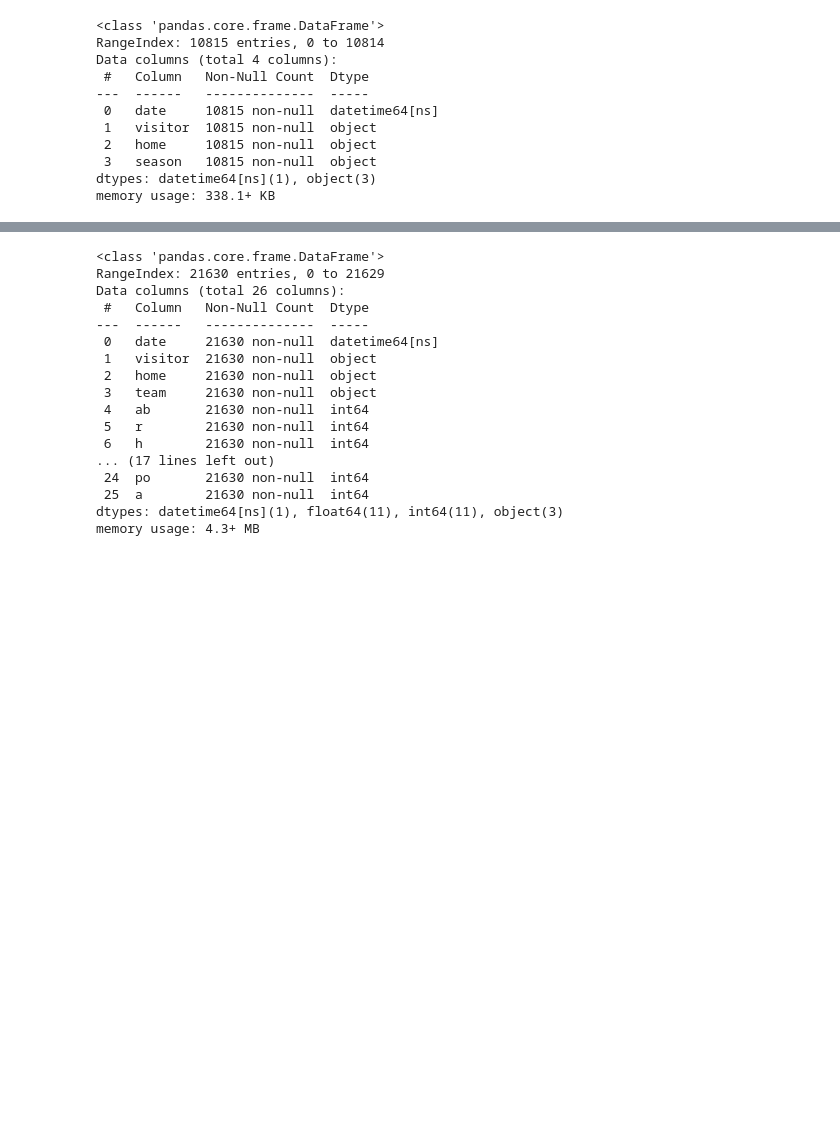
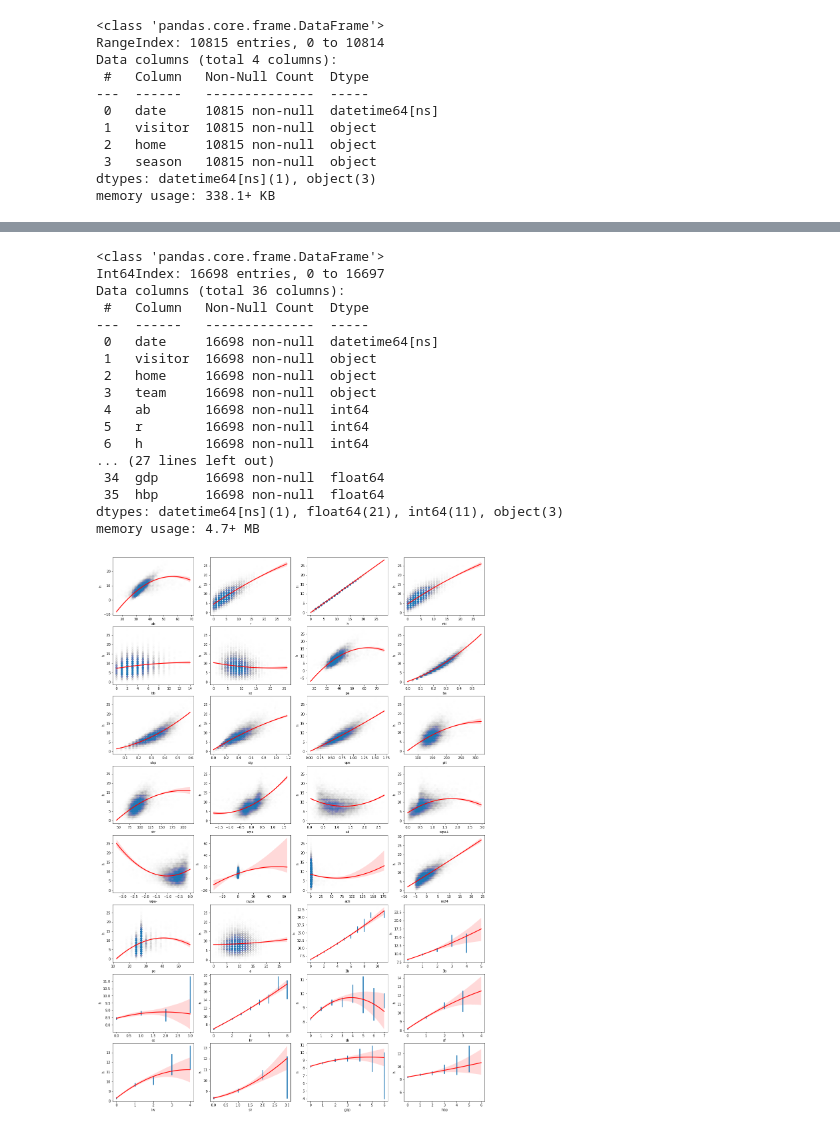
Before and after one commit to tylerengland25/MLB, a Jupyter notebook: backend/analysis/analysis.ipynb, the cells around one changed output, grey strips where cells are left out. Drawn from its saved outputs; the diff is of its cells as text; code cells hidden in the pictures; blank space fills up the shorter version.

```diff
--- a/backend/analysis/analysis.ipynb
+++ b/backend/analysis/analysis.ipynb
@@ -60,26 +61,47 @@ memory usage: 4.3+ MB
 # %%
 # Load batting totals
-batting_totals = pd.read_csv('backend/data/batting/totals.csv').drop(['details'], axis=1)
+batting_totals = pd.read_csv('backend/data/batting/totals.csv')
 batting_totals['date'] = pd.to_datetime(batting_totals['date'])
 batting_totals['wpa-'] = batting_totals['wpa-'].apply(lambda x: float(x.strip("%")))
 batting_totals['cwpa'] = batting_totals['cwpa'].apply(lambda x: float(x.strip("%")))
+batting_totals = batting_totals.fillna(0)
+batting_totals = batting_totals[batting_totals['ab'] != 0]
 
 batting_totals.info(verbose=True)
 # %% [output]
 <class 'pandas.core.frame.DataFrame'>
-RangeIndex: 21630 entries, 0 to 21629
-Data columns (total 26 columns):
+Int64Index: 16698 entries, 0 to 16697
+Data columns (total 36 columns):
  #   Column   Non-Null Count  Dtype
 ---  ------   --------------  -----
- 0   date     21630 non-null  datetime64[ns]
- 1   visitor  21630 non-null  object
- 2   home     21630 non-null  object
- 3   team     21630 non-null  object
- 4   ab       21630 non-null  int64
- 5   r        21630 non-null  int64
- 6   h        21630 non-null  int64
-... (17 lines left out)
- 24  po       21630 non-null  int64
- 25  a        21630 non-null  int64
-dtypes: datetime64[ns](1), float64(11), int64(11), object(3)
-memory usage: 4.3+ MB
+ 0   date     16698 non-null  datetime64[ns]
+ 1   visitor  16698 non-null  object
+ 2   home     16698 non-null  object
+ 3   team     16698 non-null  object
+ 4   ab       16698 non-null  int64
+ 5   r        16698 non-null  int64
+ 6   h        16698 non-null  int64
+... (27 lines left out)
+ 34  gdp      16698 non-null  float64
+ 35  hbp      16698 non-null  float64
+dtypes: datetime64[ns](1), float64(21), int64(11), object(3)
+memory usage: 4.7+ MB
+# %%
+# Graph batting statistics against hits to see in game correlations
+fig, ax = plt.subplots(8, 4, figsize=(20, 30))
+
+for i in range(8):
+    for j in range(4):
+        stat = batting_totals.columns[i*4 + j + 4]
+        sns.regplot(
+            data=batting_totals,
+            x=stat,
+            y="h",
+            order=2,
+            x_estimator=np.mean if stat in ['2b', '3b', 'hr', 'cs', 'sb', 'sf', 'iw', 'sh', 'gdp', 'hbp'] else None,
+            ax=ax[i, j],
+            scatter_kws={'alpha':0.005},
+            line_kws={"color": "red"}
+            )
+# %% [output]
+[figure, added]
```
Also changed, not shown: parts of 18 cells of this notebook.
